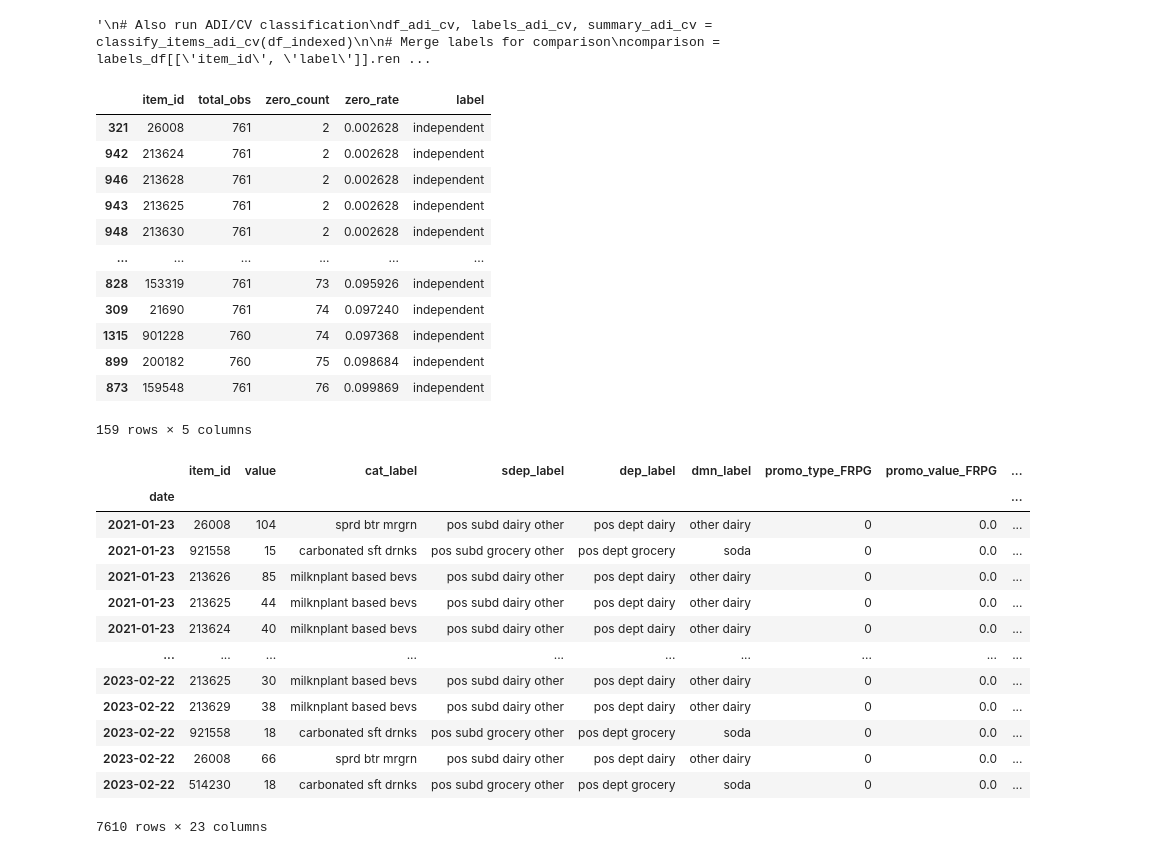
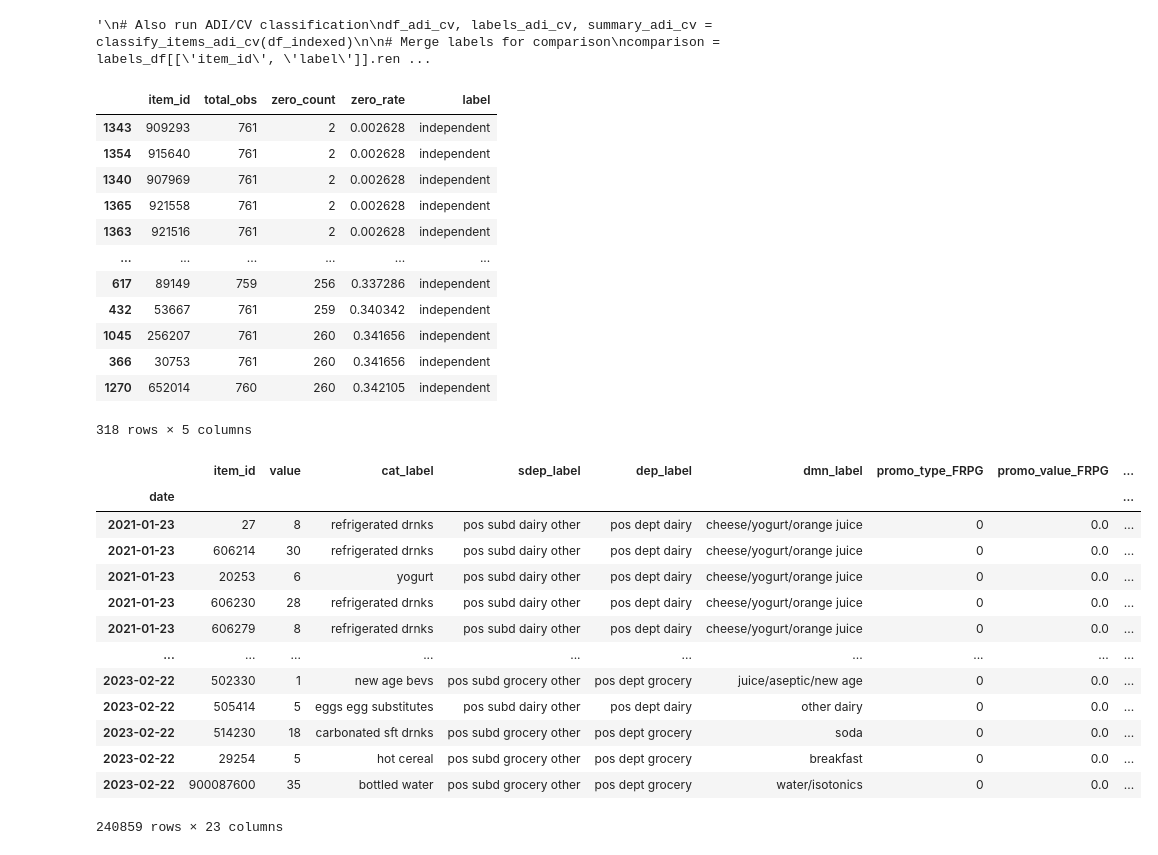
Before and after one commit to up202108724/Dissertation25-26, a Jupyter notebook: EDA/item_classifier2.ipynb, the cells around one changed output. Drawn from its saved outputs; the diff is of its cells as text; code cells hidden in the pictures.

```diff
--- a/EDA/item_classifier2.ipynb
+++ b/EDA/item_classifier2.ipynb
@@ -296,7 +296,7 @@ zero_sales_stats = zero_sales_stats[zero_sales_stats[filter_field].isin(filter_v
 
 
 # Optionally also filter by max zero rate
-max_zero_rate = 0.1
+max_zero_rate = 1.0
 zero_sales_stats = zero_sales_stats[zero_sales_stats["zero_rate"] <= max_zero_rate]
 # Sort by zero_rate ascending (lower is better)
 zero_sales_stats = zero_sales_stats.sort_values('zero_rate')
@@ -304,39 +304,39 @@ zero_sales_stats = zero_sales_stats.sort_values('zero_rate')
 zero_sales_stats
 # %% [output]
 |  | item_id | total_obs | zero_count | zero_rate | label |
-| 321 | 26008 | 761 | 2 | 0.002628 | independent |
-| 942 | 213624 | 761 | 2 | 0.002628 | independent |
-| 946 | 213628 | 761 | 2 | 0.002628 | independent |
-| 943 | 213625 | 761 | 2 | 0.002628 | independent |
-| 948 | 213630 | 761 | 2 | 0.002628 | independent |
+| 1343 | 909293 | 761 | 2 | 0.002628 | independent |
+| 1354 | 915640 | 761 | 2 | 0.002628 | independent |
+| 1340 | 907969 | 761 | 2 | 0.002628 | independent |
+| 1365 | 921558 | 761 | 2 | 0.002628 | independent |
+| 1363 | 921516 | 761 | 2 | 0.002628 | independent |
 | ... | ... | ... | ... | ... | ... |
-| 828 | 153319 | 761 | 73 | 0.095926 | independent |
-| 309 | 21690 | 761 | 74 | 0.097240 | independent |
-| 1315 | 901228 | 760 | 74 | 0.097368 | independent |
-| 899 | 200182 | 760 | 75 | 0.098684 | independent |
-| 873 | 159548 | 761 | 76 | 0.099869 | independent |
+| 617 | 89149 | 759 | 256 | 0.337286 | independent |
+| 432 | 53667 | 761 | 259 | 0.340342 | independent |
+| 1045 | 256207 | 761 | 260 | 0.341656 | independent |
+| 366 | 30753 | 761 | 260 | 0.341656 | independent |
+| 1270 | 652014 | 760 | 260 | 0.342105 | independent |
-159 rows × 5 columns
+318 rows × 5 columns
 # %%
 # Select top-k items with lowest zero rate
-k = 10
+k = 1000
 top_k_items = zero_sales_stats.head(k)['item_id'].tolist()
 
 # Create subset dataframe with only top-k items
 df_top_k = df_indexed[df_indexed['item_id'].isin(top_k_items)].copy()
 
 df_top_k
 # %% [output]
 |  | item_id | value | cat_label | sdep_label | dep_label | dmn_label | promo_type_FRPG | promo_value_FRPG | ... |
 | date |  |  |  |  |  |  |  |  | ... |
-| 2021-01-23 | 26008 | 104 | sprd btr mrgrn | pos subd dairy other | pos dept dairy | other dairy | 0 | 0.0 | ... |
-| 2021-01-23 | 921558 | 15 | carbonated sft drnks | pos subd grocery other | pos dept grocery | soda | 0 | 0.0 | ... |
-| 2021-01-23 | 213626 | 85 | milknplant based bevs | pos subd dairy other | pos dept dairy | other dairy | 0 | 0.0 | ... |
-| 2021-01-23 | 213625 | 44 | milknplant based bevs | pos subd dairy other | pos dept dairy | other dairy | 0 | 0.0 | ... |
-| 2021-01-23 | 213624 | 40 | milknplant based bevs | pos subd dairy other | pos dept dairy | other dairy | 0 | 0.0 | ... |
+| 2021-01-23 | 27 | 8 | refrigerated drnks | pos subd dairy other | pos dept dairy | cheese/yogurt/orange juice | 0 | 0.0 | ... |
+| 2021-01-23 | 606214 | 30 | refrigerated drnks | pos subd dairy other | pos dept dairy | cheese/yogurt/orange juice | 0 | 0.0 | ... |
+| 2021-01-23 | 20253 | 6 | yogurt | pos subd dairy other | pos dept dairy | cheese/yogurt/orange juice | 0 | 0.0 | ... |
+| 2021-01-23 | 606230 | 28 | refrigerated drnks | pos subd dairy other | pos dept dairy | cheese/yogurt/orange juice | 0 | 0.0 | ... |
+| 2021-01-23 | 606279 | 8 | refrigerated drnks | pos subd dairy other | pos dept dairy | cheese/yogurt/orange juice | 0 | 0.0 | ... |
 | ... | ... | ... | ... | ... | ... | ... | ... | ... | ... |
-| 2023-02-22 | 213625 | 30 | milknplant based bevs | pos subd dairy other | pos dept dairy | other dairy | 0 | 0.0 | ... |
-| 2023-02-22 | 213629 | 38 | milknplant based bevs | pos subd dairy other | pos dept dairy | other dairy | 0 | 0.0 | ... |
-| 2023-02-22 | 921558 | 18 | carbonated sft drnks | pos subd grocery other | pos dept grocery | soda | 0 | 0.0 | ... |
-| 2023-02-22 | 26008 | 66 | sprd btr mrgrn | pos subd dairy other | pos dept dairy | other dairy | 0 | 0.0 | ... |
+| 2023-02-22 | 502330 | 1 | new age bevs | pos subd grocery other | pos dept grocery | juice/aseptic/new age | 0 | 0.0 | ... |
+| 2023-02-22 | 505414 | 5 | eggs egg substitutes | pos subd dairy other | pos dept dairy | other dairy | 0 | 0.0 | ... |
 | 2023-02-22 | 514230 | 18 | carbonated sft drnks | pos subd grocery other | pos dept grocery | soda | 0 | 0.0 | ... |
+| 2023-02-22 | 29254 | 5 | hot cereal | pos subd grocery other | pos dept grocery | breakfast | 0 | 0.0 | ... |
+| 2023-02-22 | 900087600 | 35 | bottled water | pos subd grocery other | pos dept grocery | water/isotonics | 0 | 0.0 | ... |
-7610 rows × 23 columns
+240859 rows × 23 columns
```
Also changed, not shown: parts of 5 cells of this notebook, 10 other files.
